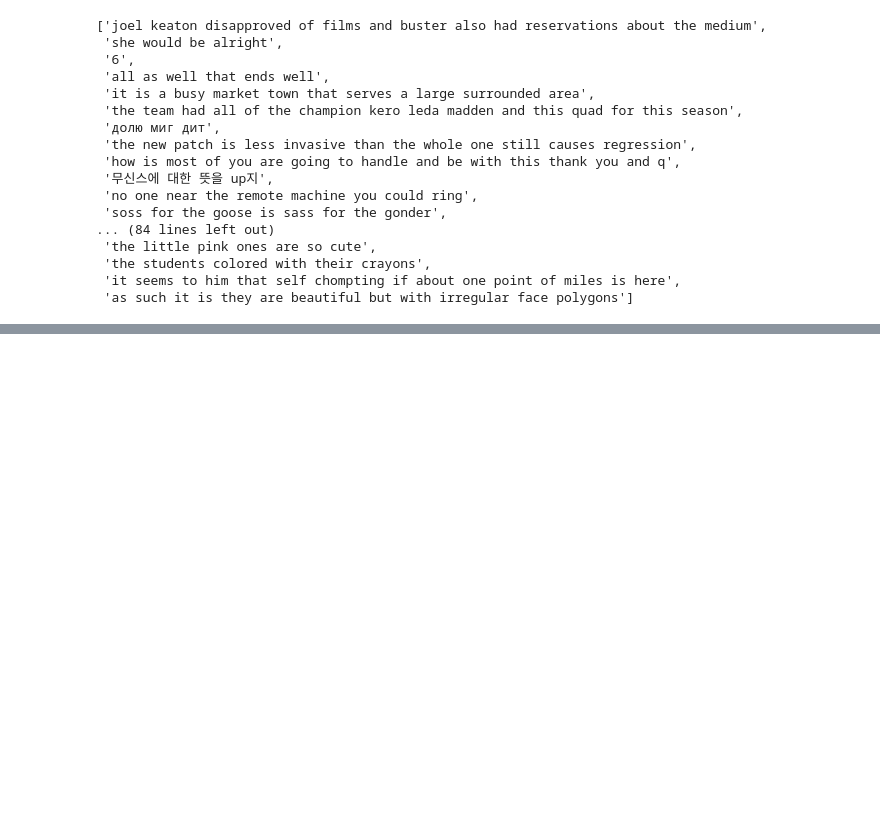
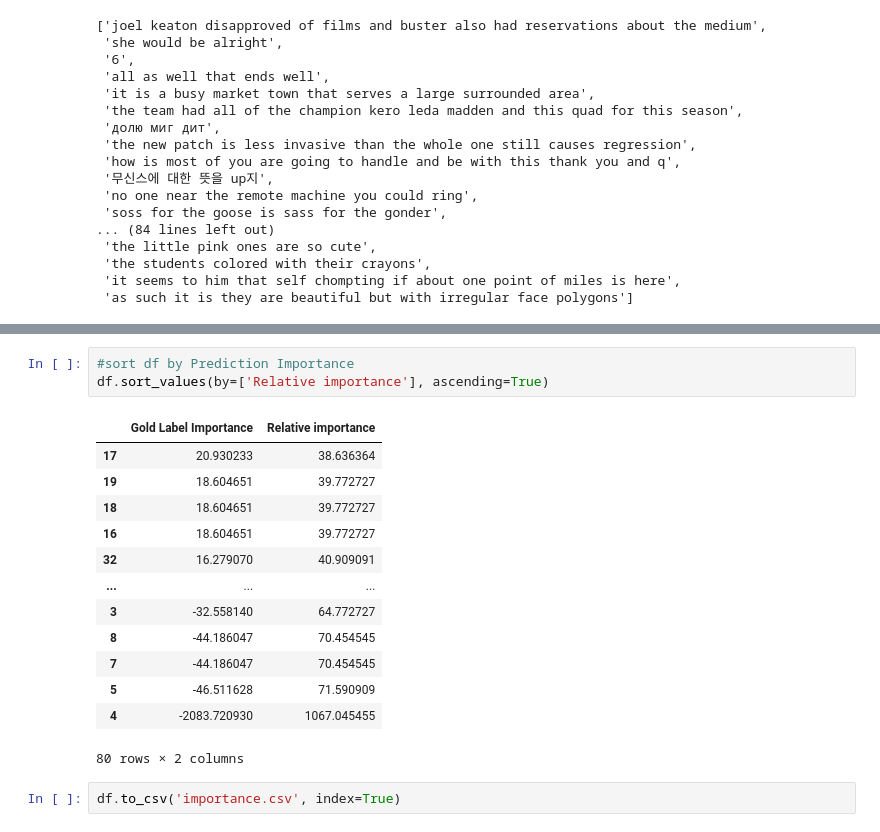
Before and after one commit to diegoquezadac/BATS, a Jupyter notebook: inference.ipynb, the cells around one changed output, grey strips where cells are left out. Cells and saved outputs as stored; diff of their text form; blank space fills up the shorter version.

```diff
--- a/inference.ipynb
+++ b/inference.ipynb
@@ -371,0 +474,19 @@ preds_no_saliency["transcription"]
+# %%
+#sort df by Prediction Importance
+df.sort_values(by=['Relative importance'], ascending=True)
+# %% [output]
+|  | Gold Label Importance | Relative importance |
+| 17 | 20.930233 | 38.636364 |
+| 19 | 18.604651 | 39.772727 |
+| 18 | 18.604651 | 39.772727 |
+| 16 | 18.604651 | 39.772727 |
+| 32 | 16.279070 | 40.909091 |
+| ... | ... | ... |
+| 3 | -32.558140 | 64.772727 |
+| 8 | -44.186047 | 70.454545 |
+| 7 | -44.186047 | 70.454545 |
+| 5 | -46.511628 | 71.590909 |
+| 4 | -2083.720930 | 1067.045455 |
+80 rows × 2 columns
+# %%
+df.to_csv('importance.csv', index=True)
```
Also changed, not shown: parts of 14 cells of this notebook, 1 other file.
